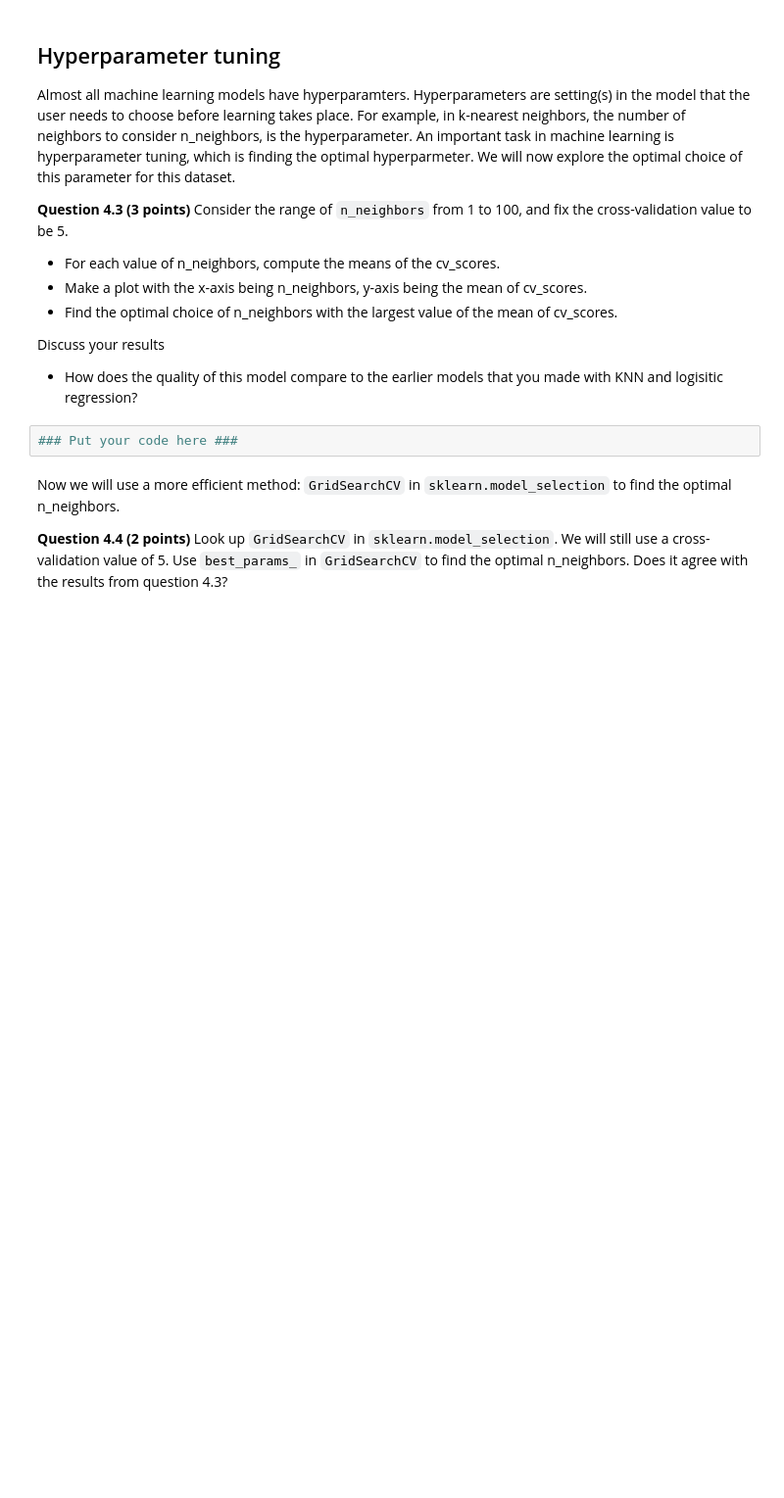
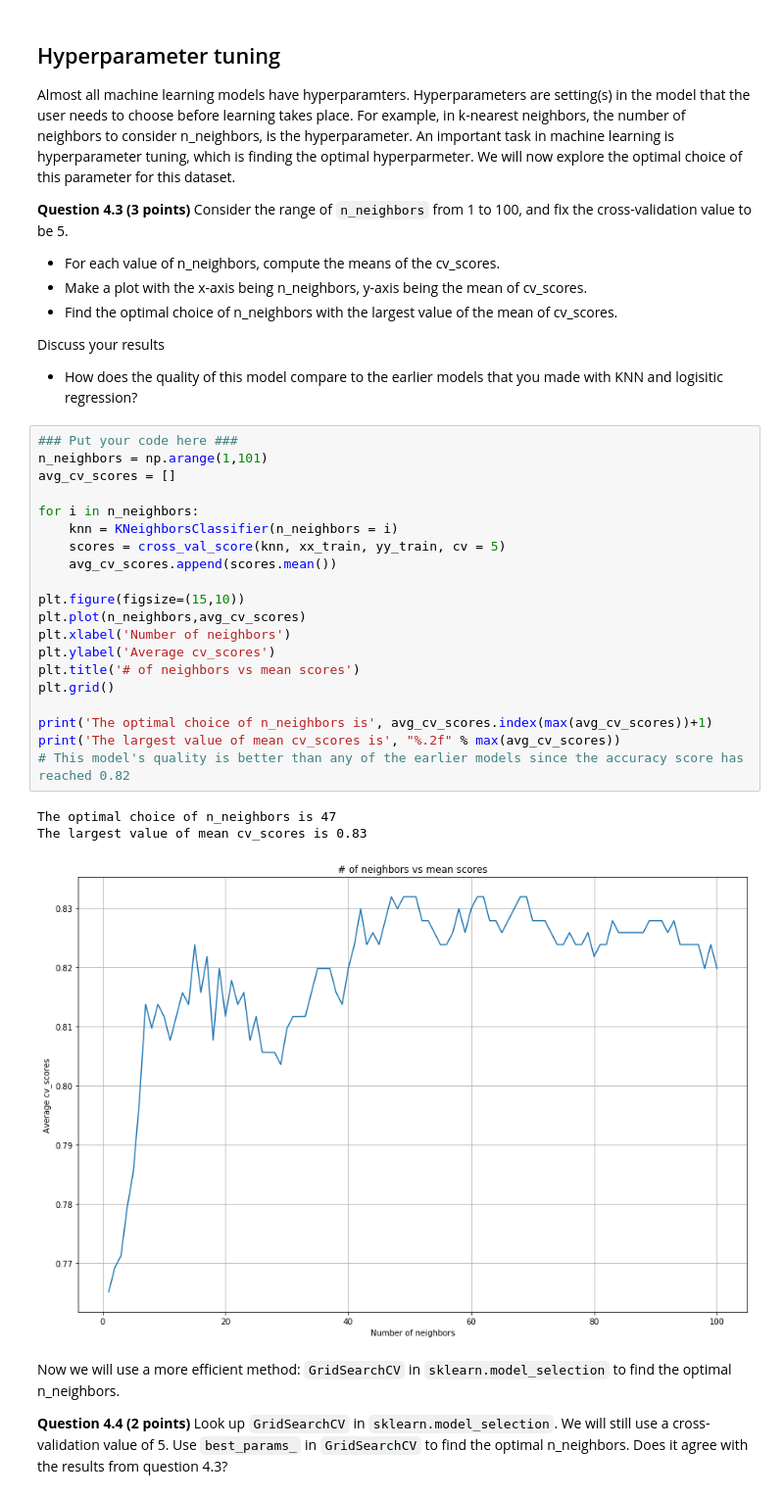
Before and after one commit to huangz826/CMSE202, a Jupyter notebook: HW-03_GitML-STUDENT.ipynb, the cells around one changed output. Shown at 98% size. Cells and saved outputs as stored; diff of their text form; blank space fills up the shorter version.

```diff
--- a/HW-03_GitML-STUDENT.ipynb
+++ b/HW-03_GitML-STUDENT.ipynb
@@ -211,8 +255,30 @@ Almost all machine learning models have hyperparamters. Hyperparameters are sett
 
 Discuss your results
 * How does the quality of this model compare to the earlier models that you made with KNN and logisitic regression?
-# %%
-### Put your code here ###
+# %%
+### Put your code here ###
+n_neighbors = np.arange(1,101)
+avg_cv_scores = []
+
+for i in n_neighbors:
+    knn = KNeighborsClassifier(n_neighbors = i)
+    scores = cross_val_score(knn, xx_train, yy_train, cv = 5)
+    avg_cv_scores.append(scores.mean())
+
+plt.figure(figsize=(15,10))
+plt.plot(n_neighbors,avg_cv_scores)
+plt.xlabel('Number of neighbors')
+plt.ylabel('Average cv_scores')
+plt.title('# of neighbors vs mean scores')
+plt.grid()
+
+print('The optimal choice of n_neighbors is', avg_cv_scores.index(max(avg_cv_scores))+1)
+print('The largest value of mean cv_scores is', "%.2f" % max(avg_cv_scores))
+# This model's quality is better than any of the earlier models since the accuracy score has reached 0.82
+# %% [output]
+The optimal choice of n_neighbors is 47
+The largest value of mean cv_scores is 0.83
+[figure, added]
 # %% [markdown]
 Now we will use a more efficient method: `GridSearchCV` in `sklearn.model_selection` to find the optimal n_neighbors.
 
```
Also changed, not shown: parts of 10 cells of this notebook.
